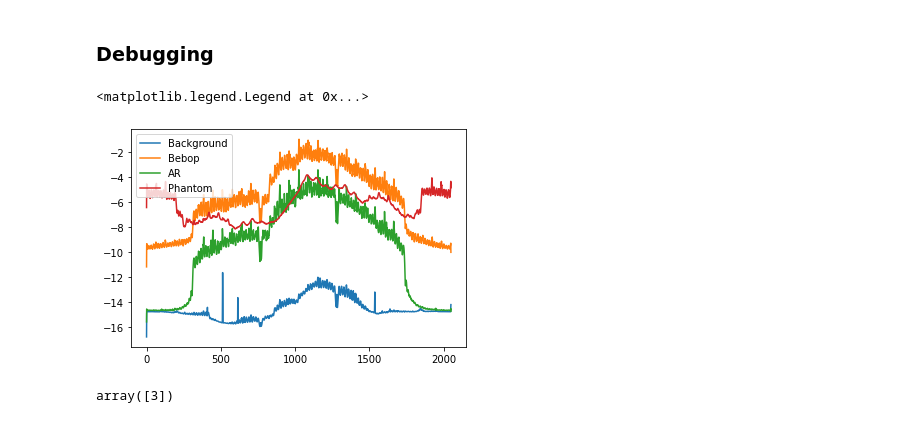
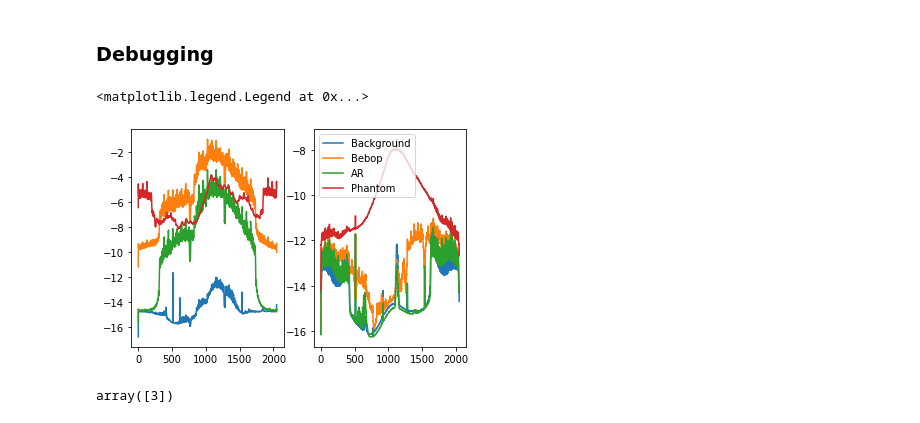
Before and after one commit to IQTLabs/RFClassification, a Jupyter notebook: Kılıç Paper Implementation.ipynb, the cells around one changed output. Drawn from its saved outputs; the diff is of its cells as text; code cells hidden in the pictures.

```diff
--- a/Kılıç Paper Implementation.ipynb
+++ b/Kılıç Paper Implementation.ipynb
@@ -314,18 +314,22 @@ ix_nds = []
 for d in range(4):
     ix_nds.append(np.where(y_int==d))
 # %%
+fig, (ax1, ax2) = plt.subplots(1, 2)
 for d in range(4):
-    avg_psd_onedrone = np.mean(Xl_arr[ix_nds[d]], axis=0)
-    plt.plot(np.log(avg_psd_onedrone)) # figure out how to calculate decibels
+    avg_psd_onedrone_l = np.mean(Xl_arr[ix_nds[d]], axis=0)
+    ax1.plot(np.log(avg_psd_onedrone_l)) # a scale to the decibels?
+
+    avg_psd_onedrone_h = np.mean(Xh_arr[ix_nds[d]], axis=0)
+    ax2.plot(np.log(avg_psd_onedrone_h))
 
 plt.legend(['Background','Bebop', 'AR', 'Phantom'])
 # %% [output]
 <matplotlib.legend.Legend at 0x...>
-[figure, old version]
+[figure, new version]
-# %%
-# order plotted
-LE.transform(np.array([100])) # Bebop = 1
-LE.transform(np.array([101])) # AR = 2
-LE.transform(np.array([110])) # Phantom = 3
-# %% [output]
-array([3])
+# %%
+# order plotted
+LE.transform(np.array([100])) # Bebop = 1
+LE.transform(np.array([101])) # AR = 2
+LE.transform(np.array([110])) # Phantom = 3
+# %% [output]
+array([3])
```
Also changed, not shown: parts of 2 cells of this notebook.
